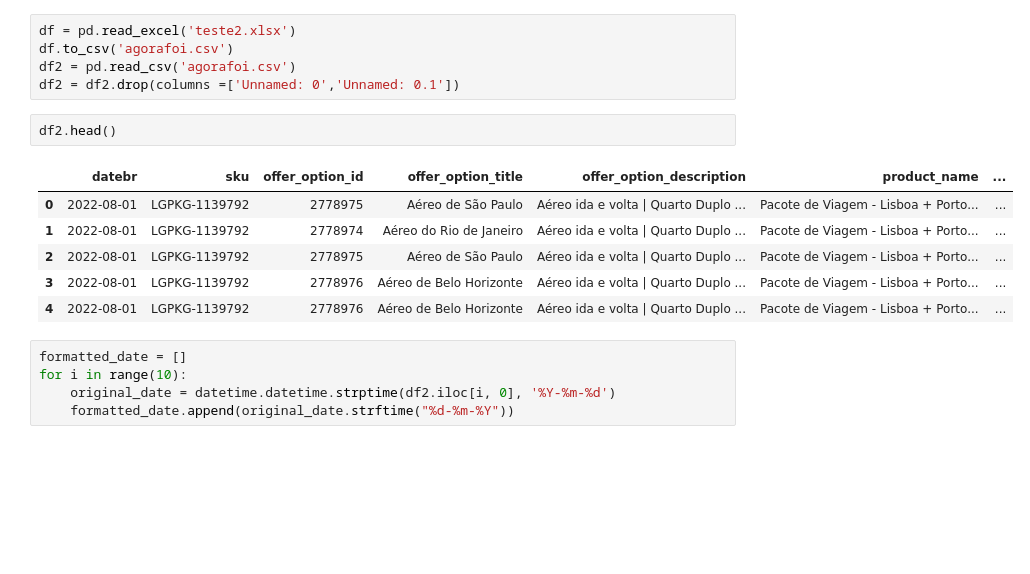
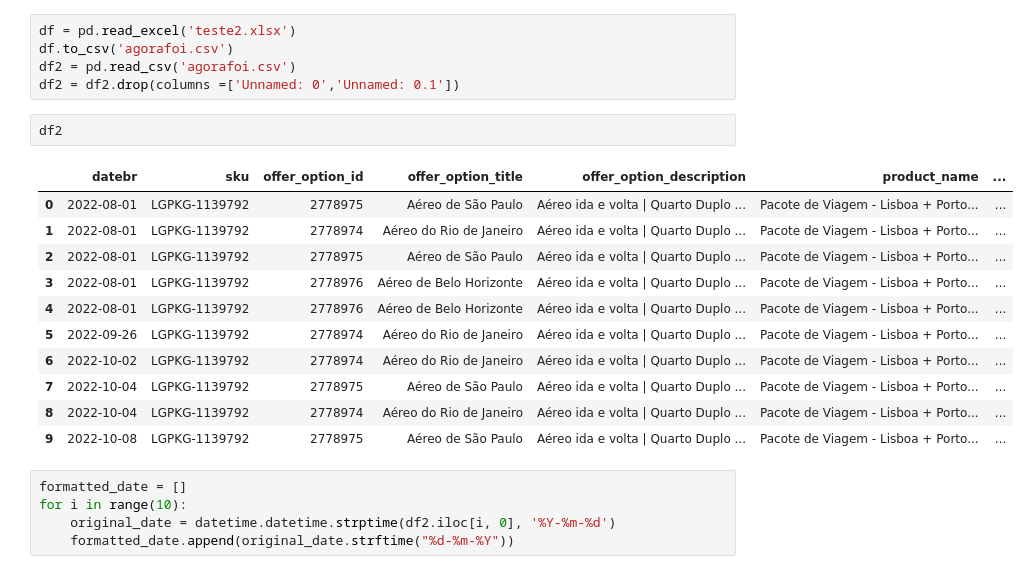
Before and after one commit to drica-monteiro/my_repository, a Jupyter notebook: teste.ipynb, the cells around one changed output. Saved outputs shown, nothing was run; the diff lists cells and outputs as text; blank space fills up the shorter version.

```diff
--- a/teste.ipynb
+++ b/teste.ipynb
@@ -13,14 +13,19 @@ df.to_csv('agorafoi.csv')
 df2 = pd.read_csv('agorafoi.csv')
 df2 = df2.drop(columns =['Unnamed: 0','Unnamed: 0.1'])
 # %%
-df2.head()
+df2
 # %% [output]
 |  | datebr | sku | offer_option_id | offer_option_title | offer_option_description | product_name | ... |
 | 0 | 2022-08-01 | LGPKG-1139792 | 2778975 | Aéreo de São Paulo | Aéreo ida e volta | Quarto Duplo ... | Pacote de Viagem - Lisboa + Porto... | ... |
 | 1 | 2022-08-01 | LGPKG-1139792 | 2778974 | Aéreo do Rio de Janeiro | Aéreo ida e volta | Quarto Duplo ... | Pacote de Viagem - Lisboa + Porto... | ... |
 | 2 | 2022-08-01 | LGPKG-1139792 | 2778975 | Aéreo de São Paulo | Aéreo ida e volta | Quarto Duplo ... | Pacote de Viagem - Lisboa + Porto... | ... |
 | 3 | 2022-08-01 | LGPKG-1139792 | 2778976 | Aéreo de Belo Horizonte | Aéreo ida e volta | Quarto Duplo ... | Pacote de Viagem - Lisboa + Porto... | ... |
 | 4 | 2022-08-01 | LGPKG-1139792 | 2778976 | Aéreo de Belo Horizonte | Aéreo ida e volta | Quarto Duplo ... | Pacote de Viagem - Lisboa + Porto... | ... |
+| 5 | 2022-09-26 | LGPKG-1139792 | 2778974 | Aéreo do Rio de Janeiro | Aéreo ida e volta | Quarto Duplo ... | Pacote de Viagem - Lisboa + Porto... | ... |
+| 6 | 2022-10-02 | LGPKG-1139792 | 2778974 | Aéreo do Rio de Janeiro | Aéreo ida e volta | Quarto Duplo ... | Pacote de Viagem - Lisboa + Porto... | ... |
+| 7 | 2022-10-04 | LGPKG-1139792 | 2778975 | Aéreo de São Paulo | Aéreo ida e volta | Quarto Duplo ... | Pacote de Viagem - Lisboa + Porto... | ... |
+| 8 | 2022-10-04 | LGPKG-1139792 | 2778974 | Aéreo do Rio de Janeiro | Aéreo ida e volta | Quarto Duplo ... | Pacote de Viagem - Lisboa + Porto... | ... |
+| 9 | 2022-10-08 | LGPKG-1139792 | 2778975 | Aéreo de São Paulo | Aéreo ida e volta | Quarto Duplo ... | Pacote de Viagem - Lisboa + Porto... | ... |
 # %%
 formatted_date = []
 for i in range(10):
```
Also changed, not shown: parts of 27 cells of this notebook, 3 other files.
